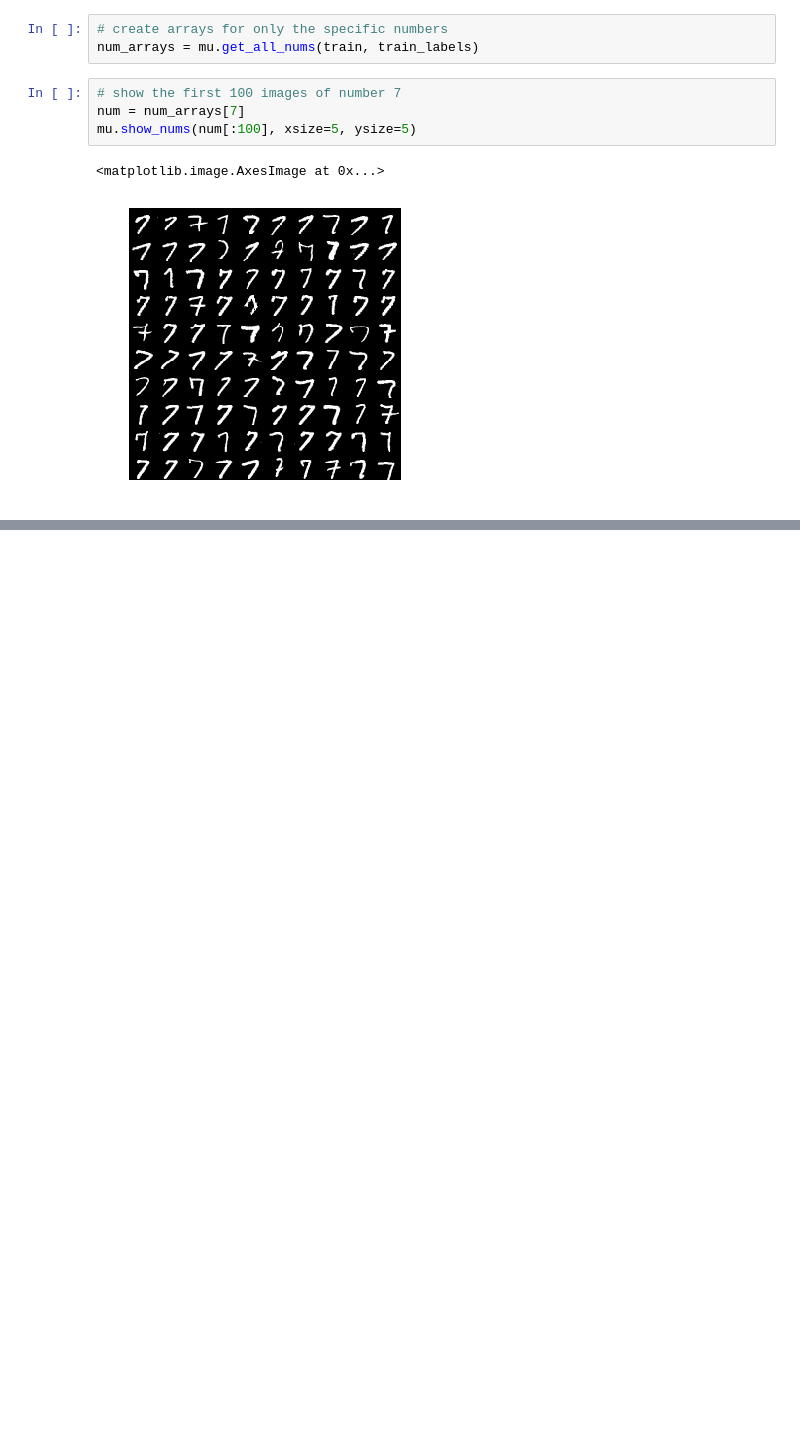
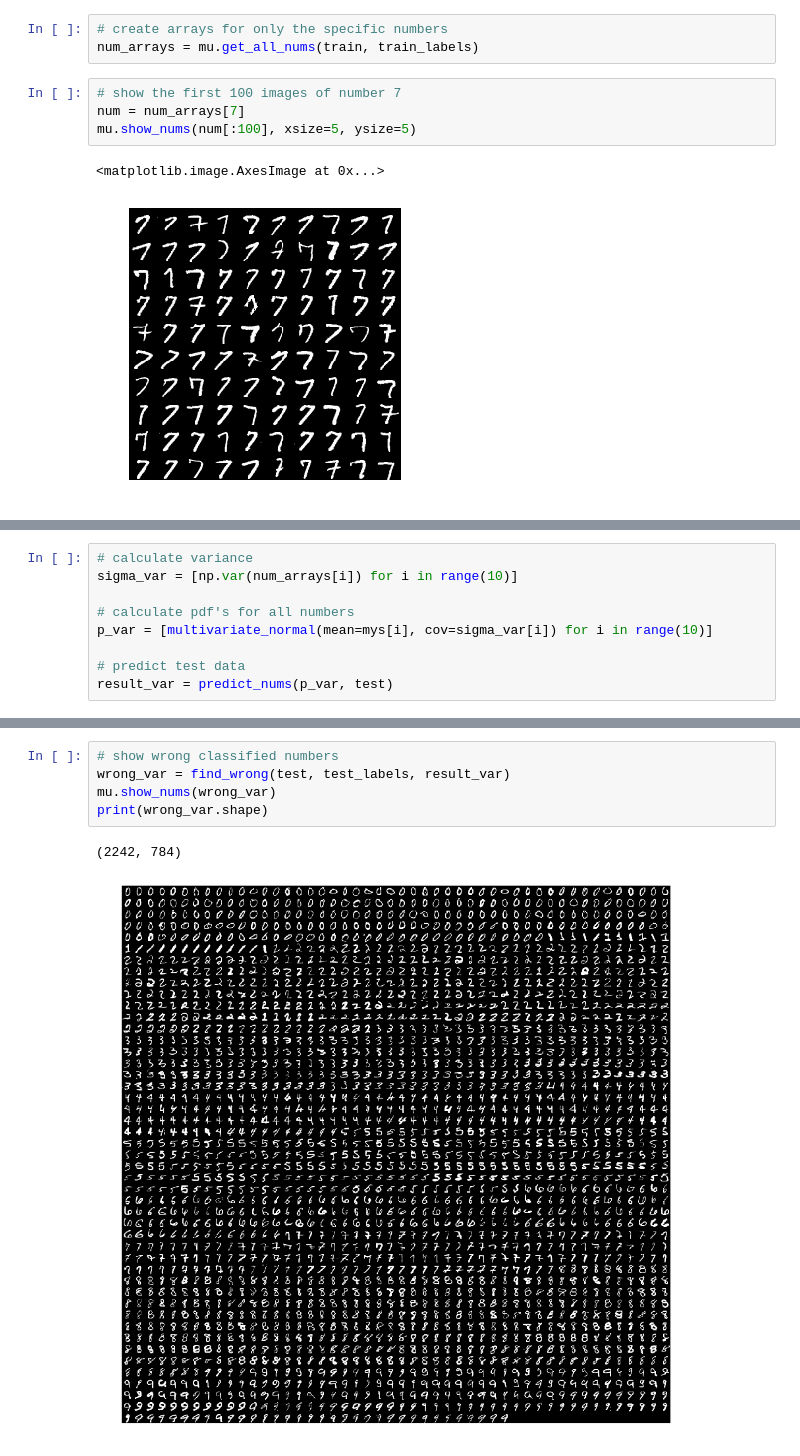
Before and after one commit to mlhhu2017/identifyDigit, a Jupyter notebook: cornelius/gaussian_classifier.ipynb, the cells around one changed output, grey strips where cells are left out. Cells and saved outputs as stored; diff of their text form; blank space fills up the shorter version.

```diff
--- a/cornelius/gaussian_classifier.ipynb
+++ b/cornelius/gaussian_classifier.ipynb
@@ -51,0 +117,9 @@ mu.show_nums(np.array(mys), xsize=5, ysize=5)
+# %%
+# calculate variance
+sigma_var = [np.var(num_arrays[i]) for i in range(10)]
+
+# calculate pdf's for all numbers
+p_var = [multivariate_normal(mean=mys[i], cov=sigma_var[i]) for i in range(10)]
+
+# predict test data
+result_var = predict_nums(p_var, test)
@@ -51,0 +139,8 @@ mu.show_nums(np.array(mys), xsize=5, ysize=5)
+# %%
+# show wrong classified numbers
+wrong_var = find_wrong(test, test_labels, result_var)
+mu.show_nums(wrong_var)
+print(wrong_var.shape)
+# %% [output]
+(2242, 784)
+[figure, added]
```
Also changed, not shown: parts of 32 cells of this notebook.
